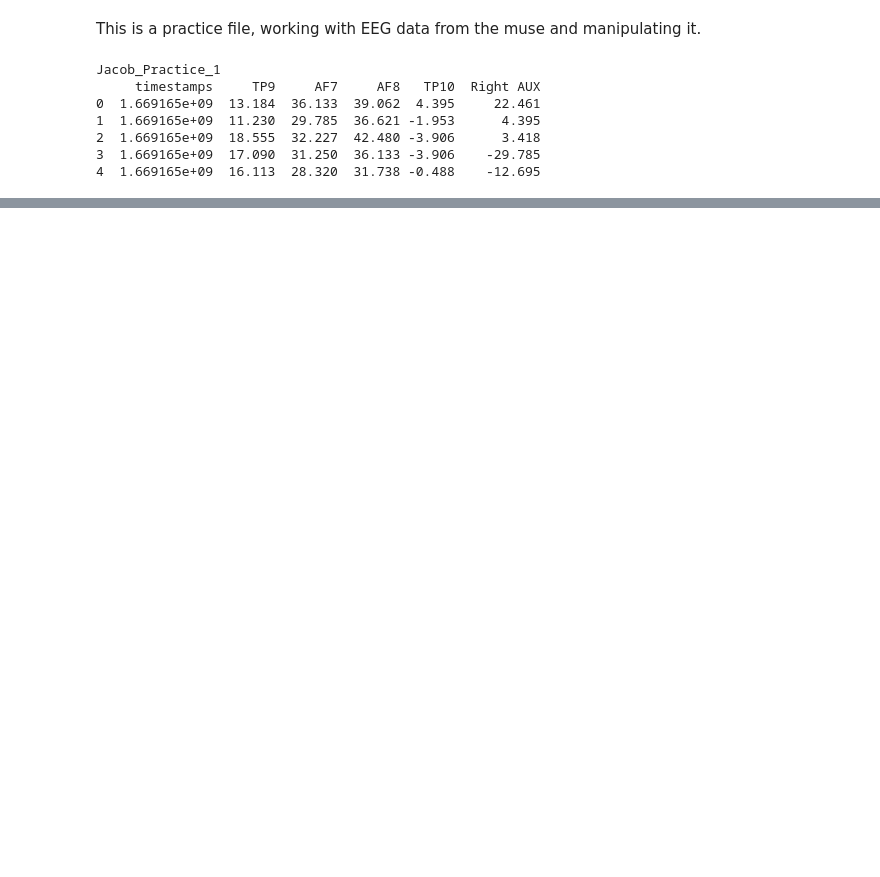
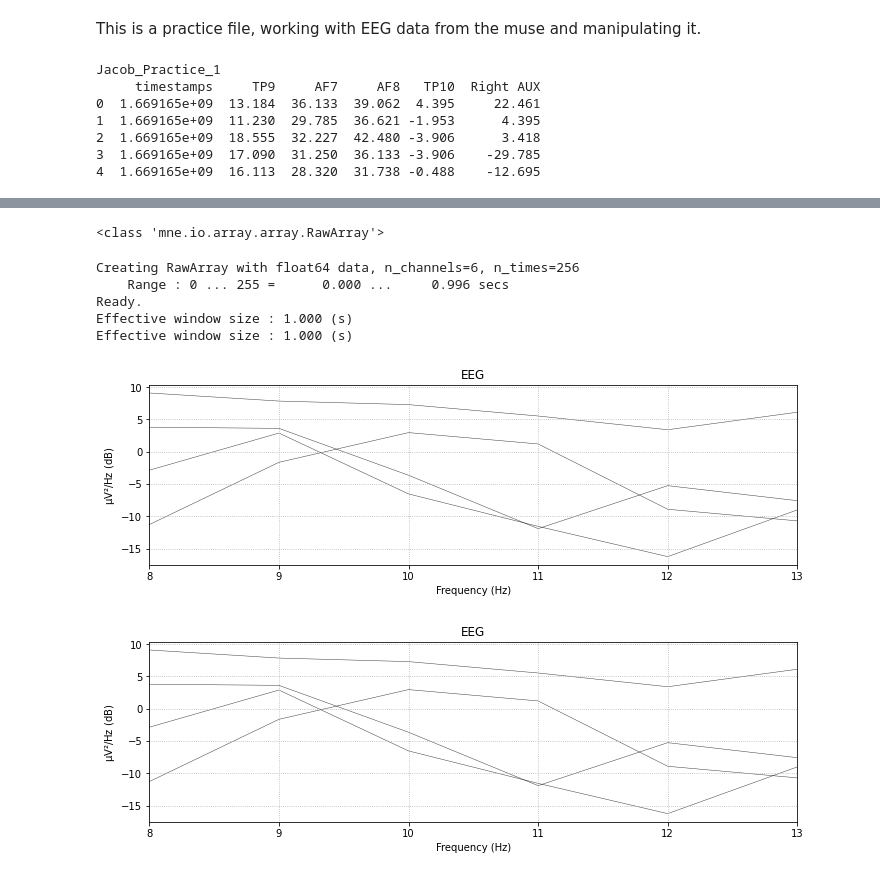
Before and after one commit to MACtion-Potential/NAAN, a Jupyter notebook: signal_processing/signal_practice.ipynb, the cells around one changed output, grey strips where cells are left out. Saved outputs shown, nothing was run; the diff lists cells and outputs as text; code cells hidden in the pictures; blank space fills up the shorter version.

Commit message:
made more progress on windowing prerecorded data

```diff
--- a/signal_processing/signal_practice.ipynb
+++ b/signal_processing/signal_practice.ipynb
@@ -14,7 +13,8 @@ import mne
 #it is helpful to make a dictionary, to have convienient access to each data set
 
 raw_recordings={
-    "Jacob_Practice_1":pandas.read_csv("Data/Jacob_Practice_1.csv")
+    "Jacob_Practice_1":pandas.read_csv("Data/Jacob_Practice_1.csv"), #NOTE THIS IS A 25 second recording I guess ???
+    #"Jino_Practice_1":pandas.read_csv("Data/Jino_Practice_1.csv")
 
 }
 
@@ -81,0 +106,27 @@ Effective window size : 1.000 (s)
+# %%
+#another attempt at windowing pre-recorded data
+raw=raw_data["Jacob_Practice_1"]
+#this function gets the indices of the specified time range, in this case set to the first second of the recording
+times=raw.time_as_index([0,1])
+
+#raw_window=raw[[0,256]]
+# %% [output]
+<class 'mne.io.array.array.RawArray'>
+# %%
+#another.... attempt at windowing pre-recorded data
+#this seems to be working?
+#okay, now we can get a segment of our array, a littla annoying and probably slow, but whatever
+raw=raw_data["Jacob_Practice_1"]
+raw_window=raw.get_data(picks=None, start=0,stop=256)
+raw_window = mne.io.RawArray(raw_window, info)
+psd_raw=mne.time_frequency.psd_welch(raw_window,fmin=8,fmax=13,picks=["AF7","AF8","TP9","TP10"])
+
+raw_window.plot_psd(picks=["AF7","AF8","TP9","TP10"],fmin=8,fmax=13)
+# %% [output]
+Creating RawArray with float64 data, n_channels=6, n_times=256
+    Range : 0 ... 255 =      0.000 ...     0.996 secs
+Ready.
+Effective window size : 1.000 (s)
+Effective window size : 1.000 (s)
+[figure, added]
+[figure, added]
```
Also changed, not shown: parts of 3 cells of this notebook.
